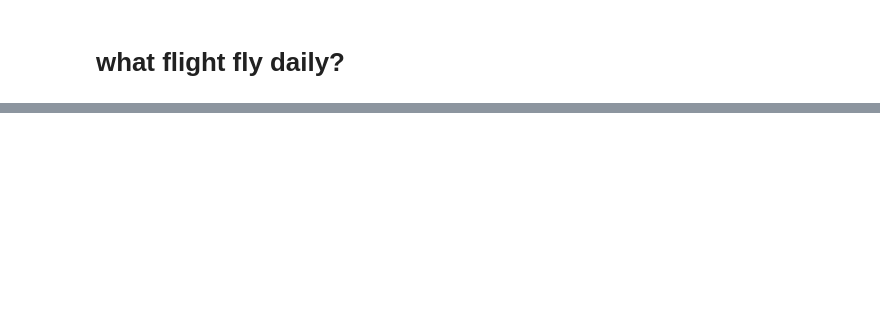
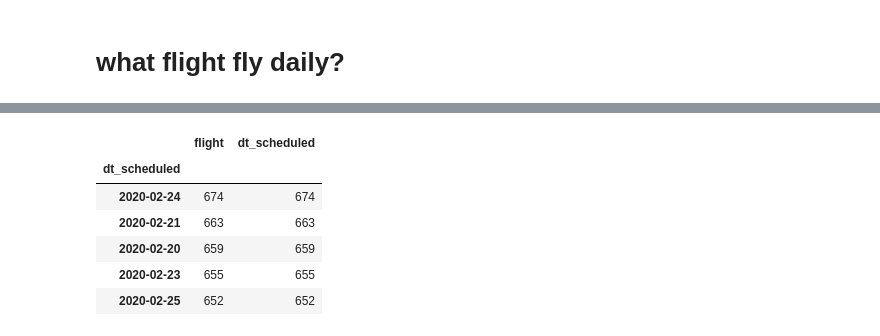
Before and after one commit to vpatavee/LAX, a Jupyter notebook: create_report.ipynb, the cells around one changed output, grey strips where cells are left out. Drawn from its saved outputs; the diff is of its cells as text; code cells hidden in the pictures; blank space fills up the shorter version.

```diff
--- a/create_report.ipynb
+++ b/create_report.ipynb
@@ -144,0 +156,10 @@ df[df["flight"] == "AA1061"]
+# %%
+df[["flight",  "dt_scheduled"]].groupby(df["dt_scheduled"].dt.date).count().sort_values(["flight"], ascending=False).head()
+# %% [output]
+|  | flight | dt_scheduled |
+| dt_scheduled |  |  |
+| 2020-02-24 | 674 | 674 |
+| 2020-02-21 | 663 | 663 |
+| 2020-02-20 | 659 | 659 |
+| 2020-02-23 | 655 | 655 |
+| 2020-02-25 | 652 | 652 |
```
Also changed, not shown: parts of 8 cells of this notebook, 2 other files.
